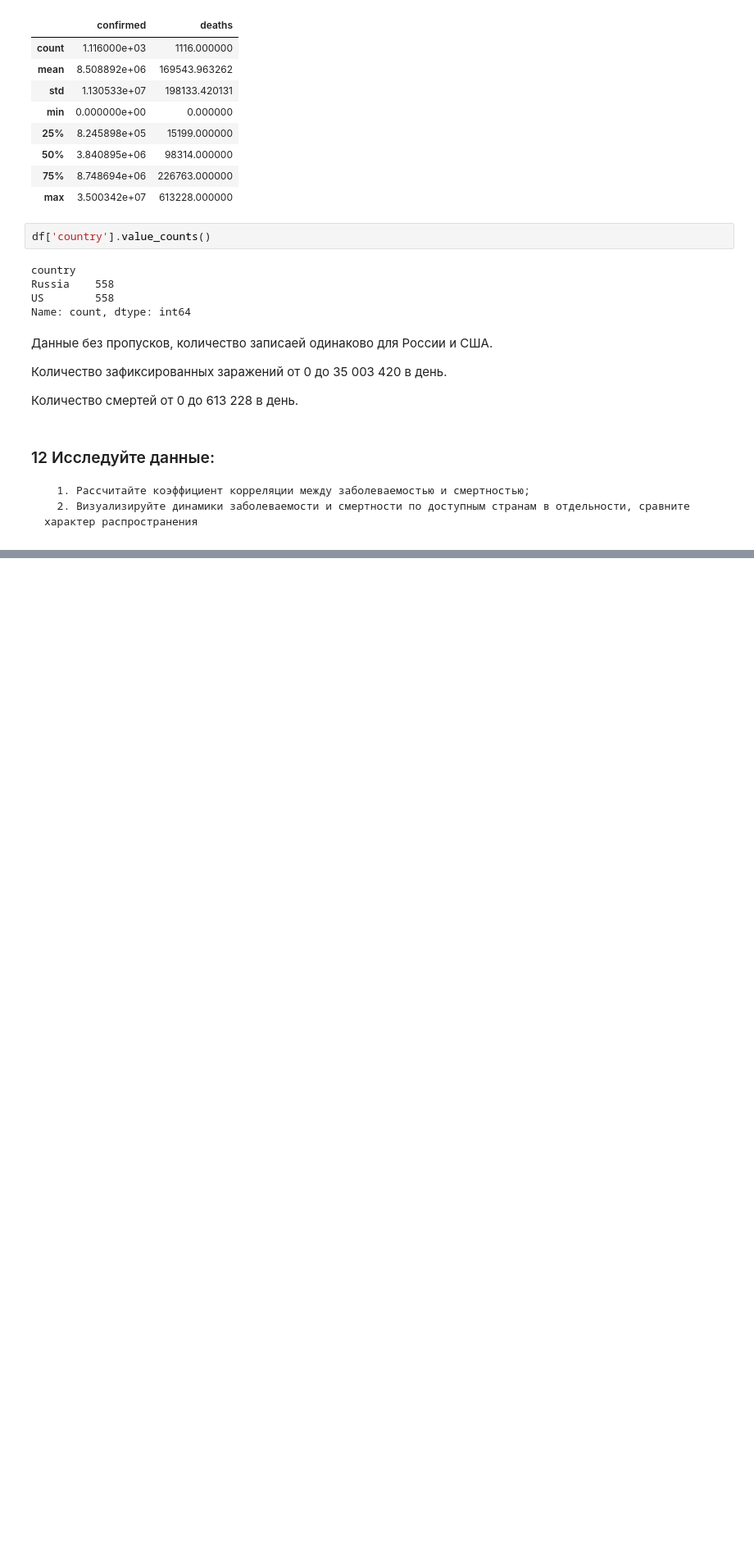
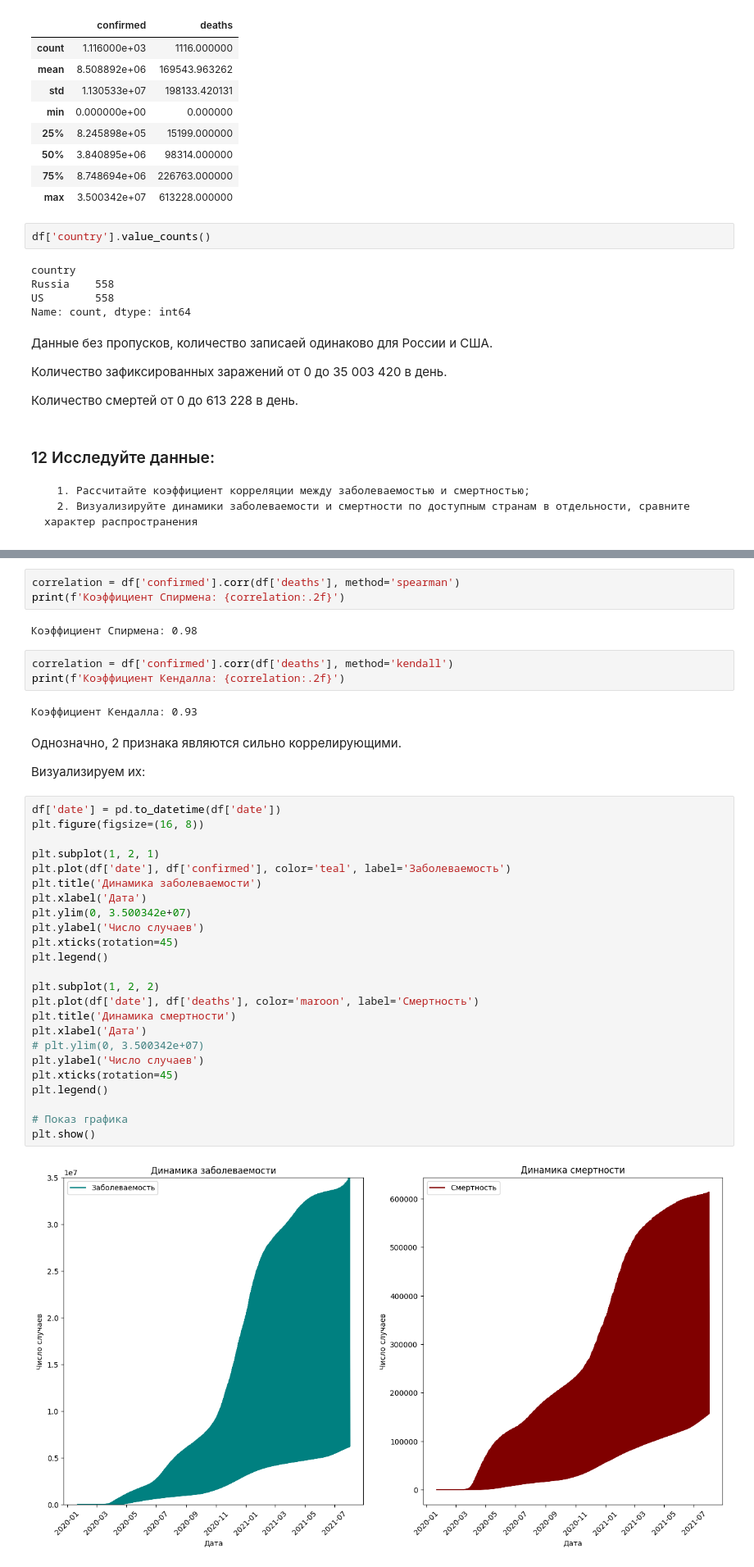
Before and after one commit to IrmA-ErroR/DS_Taxi_strategy, a Jupyter notebook: additional_task.ipynb, the cells around one changed output, grey strips where cells are left out. Shown at 82% size. Saved outputs shown, nothing was run; the diff lists cells and outputs as text; blank space fills up the shorter version.

```diff
--- a/additional_task.ipynb
+++ b/additional_task.ipynb
@@ -74,0 +89,40 @@ Name: count, dtype: int64
+# %%
+correlation = df['confirmed'].corr(df['deaths'], method='spearman')
+print(f'Коэффициент Спирмена: {correlation:.2f}')
+# %% [output]
+Коэффициент Спирмена: 0.98
+# %%
+correlation = df['confirmed'].corr(df['deaths'], method='kendall')
+print(f'Коэффициент Кендалла: {correlation:.2f}')
+# %% [output]
+Коэффициент Кендалла: 0.93
+# %% [markdown]
+Однозначно, 2 признака являются сильно коррелирующими.
+
+Визуализируем их:
+# %%
+df['date'] = pd.to_datetime(df['date'])
+plt.figure(figsize=(16, 8))
+
+plt.subplot(1, 2, 1)
+plt.plot(df['date'], df['confirmed'], color='teal', label='Заболеваемость')
+plt.title('Динамика заболеваемости')
+plt.xlabel('Дата')
+plt.ylim(0, 3.500342e+07)
+plt.ylabel('Число случаев')
+plt.xticks(rotation=45)
+plt.legend()
+
+plt.subplot(1, 2, 2)
+plt.plot(df['date'], df['deaths'], color='maroon', label='Смертность')
+plt.title('Динамика смертности')
+plt.xlabel('Дата')
+# plt.ylim(0, 3.500342e+07)
+plt.ylabel('Число случаев')
+plt.xticks(rotation=45)
+plt.legend()
+
+# Показ графика
+plt.show()
+# %% [output]
+[figure, added]
```
Also changed, not shown: parts of 15 cells of this notebook.
